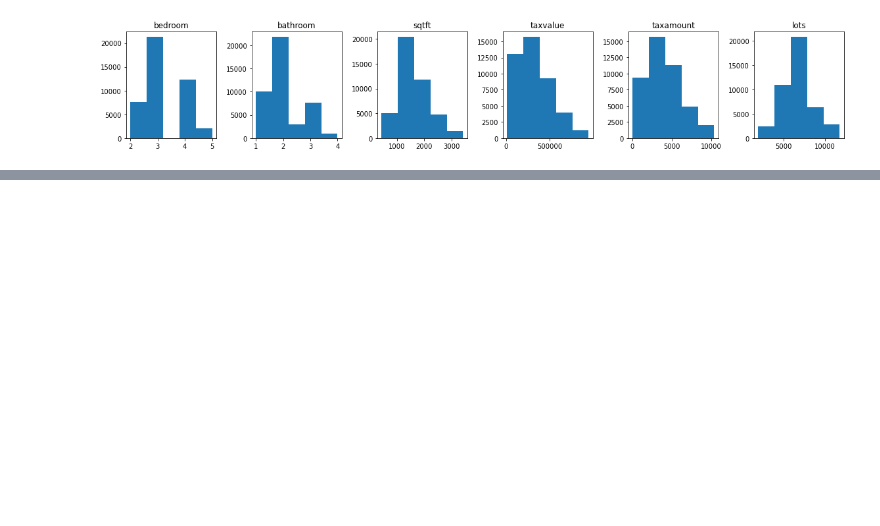
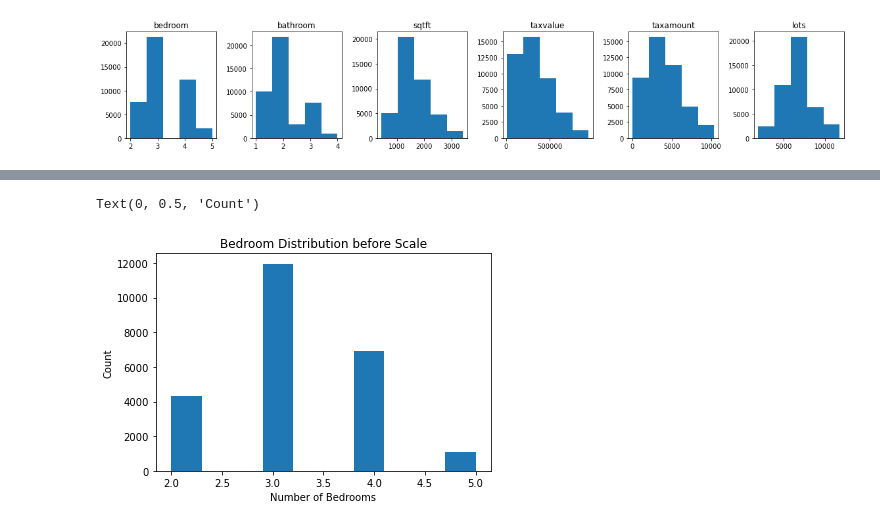
Before and after one commit to QinzhiChen/regression-exercises, a Jupyter notebook: scaling.ipynb, the cells around one changed output, grey strips where cells are left out. Saved outputs shown, nothing was run; the diff lists cells and outputs as text; code cells hidden in the pictures; blank space fills up the shorter version.

```diff
--- a/scaling.ipynb
+++ b/scaling.ipynb
@@ -58,0 +75,8 @@ zillow_train_scaled.inverse_transform
+# %%
+plt.hist(zillow_train.bedroom)
+plt.title('Bedroom Distribution before Scale')
+plt.xlabel('Number of Bedrooms')
+plt.ylabel('Count')
+# %% [output]
+Text(0, 0.5, 'Count')
+[figure, added]
```
Also changed, not shown: parts of 16 cells of this notebook, 3 other files.
